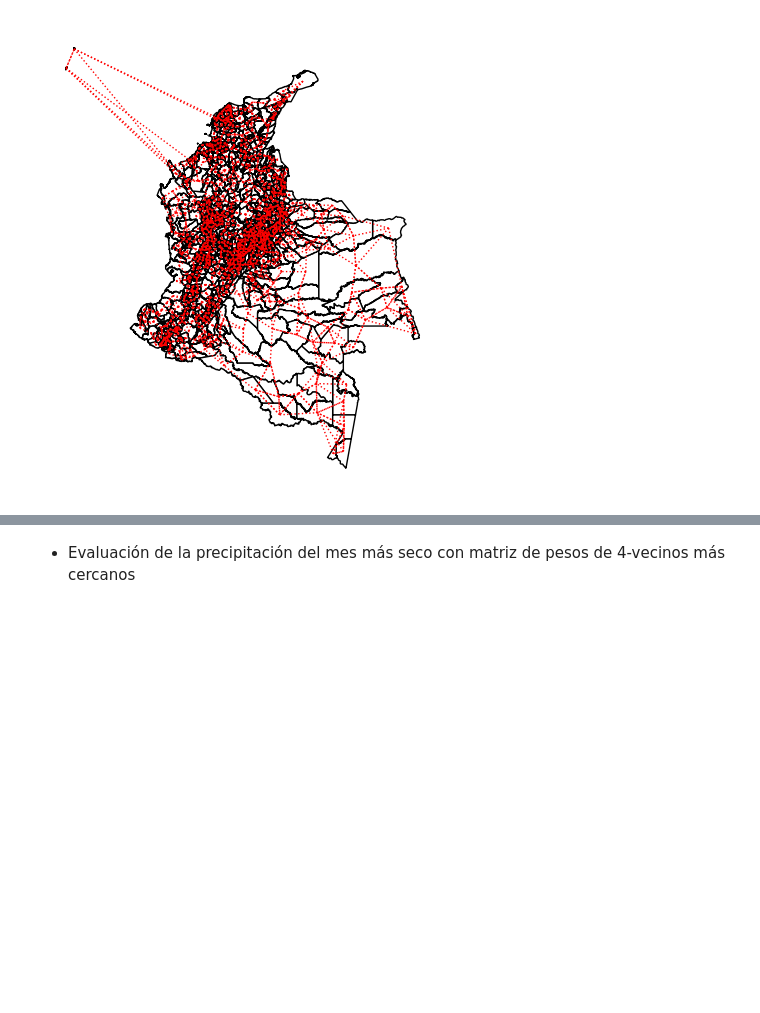
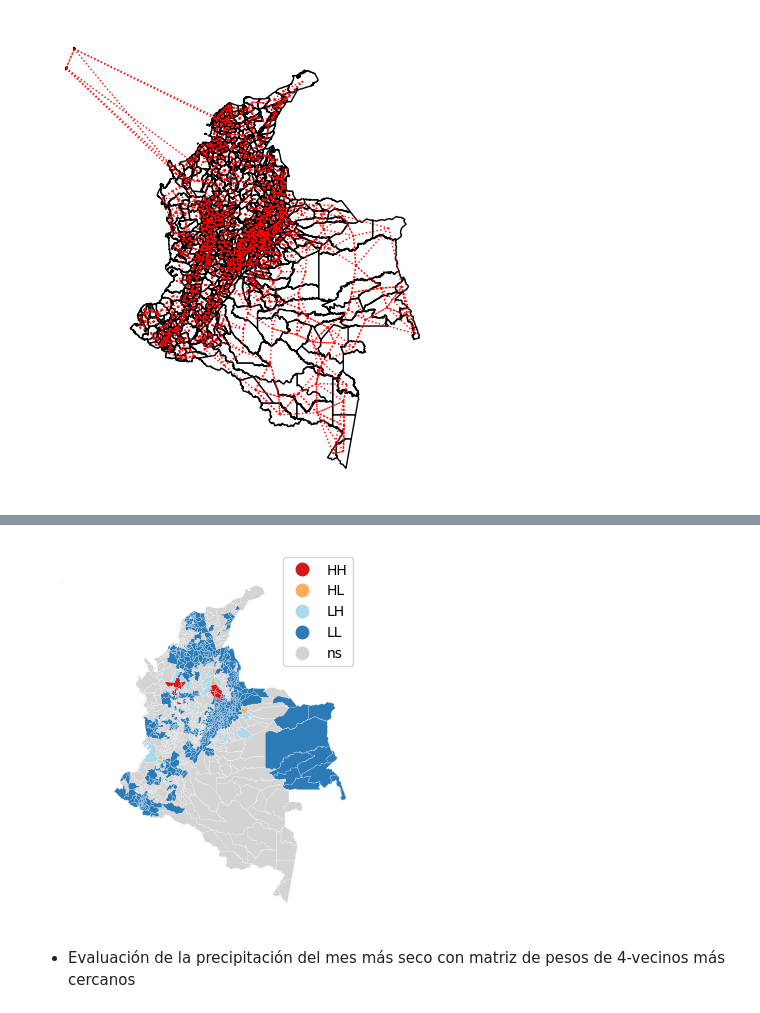
Before and after one commit to ValentinaCardona/GeoAnalysis_2025, a Jupyter notebook: Analysis_python_notebooks/ArealesAnalysis_Municipios.ipynb, the cells around one changed output, grey strips where cells are left out. Drawn from its saved outputs; the diff is of its cells as text; code cells hidden in the pictures; blank space fills up the shorter version.

```diff
--- a/Analysis_python_notebooks/ArealesAnalysis_Municipios.ipynb
+++ b/Analysis_python_notebooks/ArealesAnalysis_Municipios.ipynb
@@ -560,3 +581,10 @@ axs.set_axis_off()
+# %%
+from splot.esda import lisa_cluster
+
+lisa = esda.Moran_Local(gdf['conteo'], w_k4)
+lisa_cluster(lisa, gdf);
+# %% [output]
+[figure, added]
 # %% [markdown]
 * Evaluación de la precipitación del mes más seco con matriz de pesos de 4-vecinos más cercanos
 # %%
```
Also changed, not shown: parts of 3 cells of this notebook, 2 other files.
